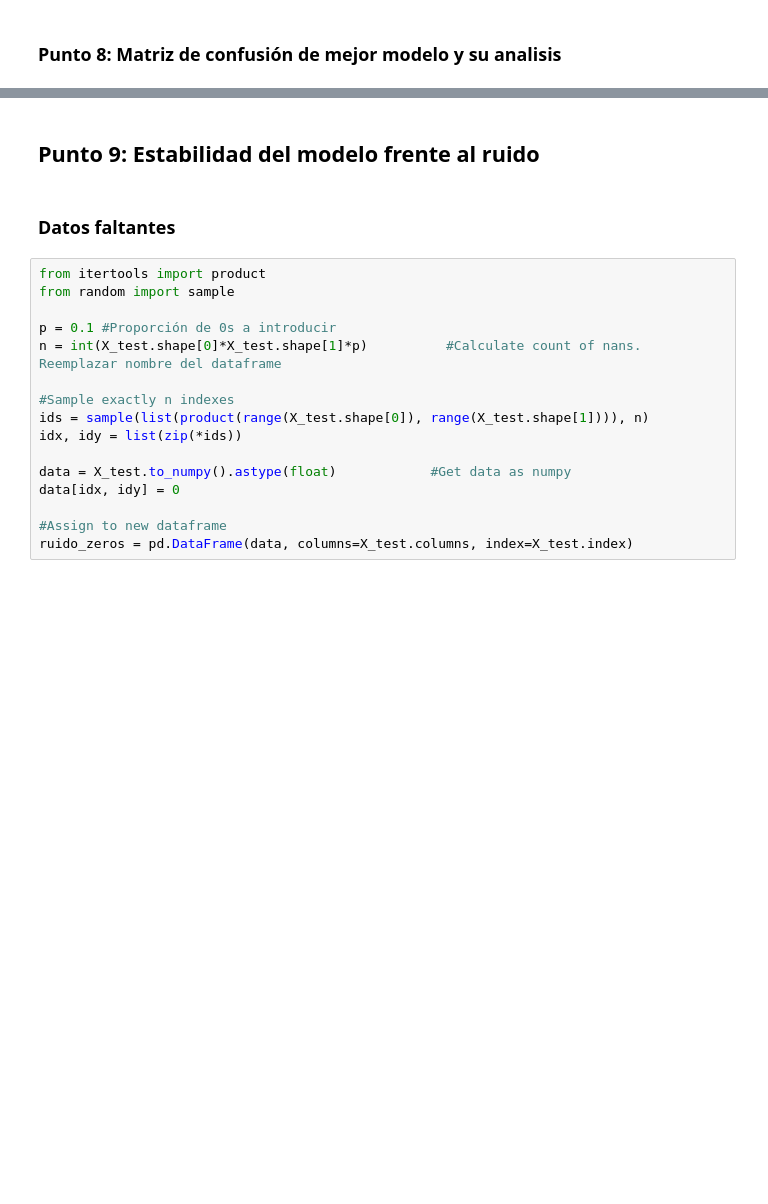
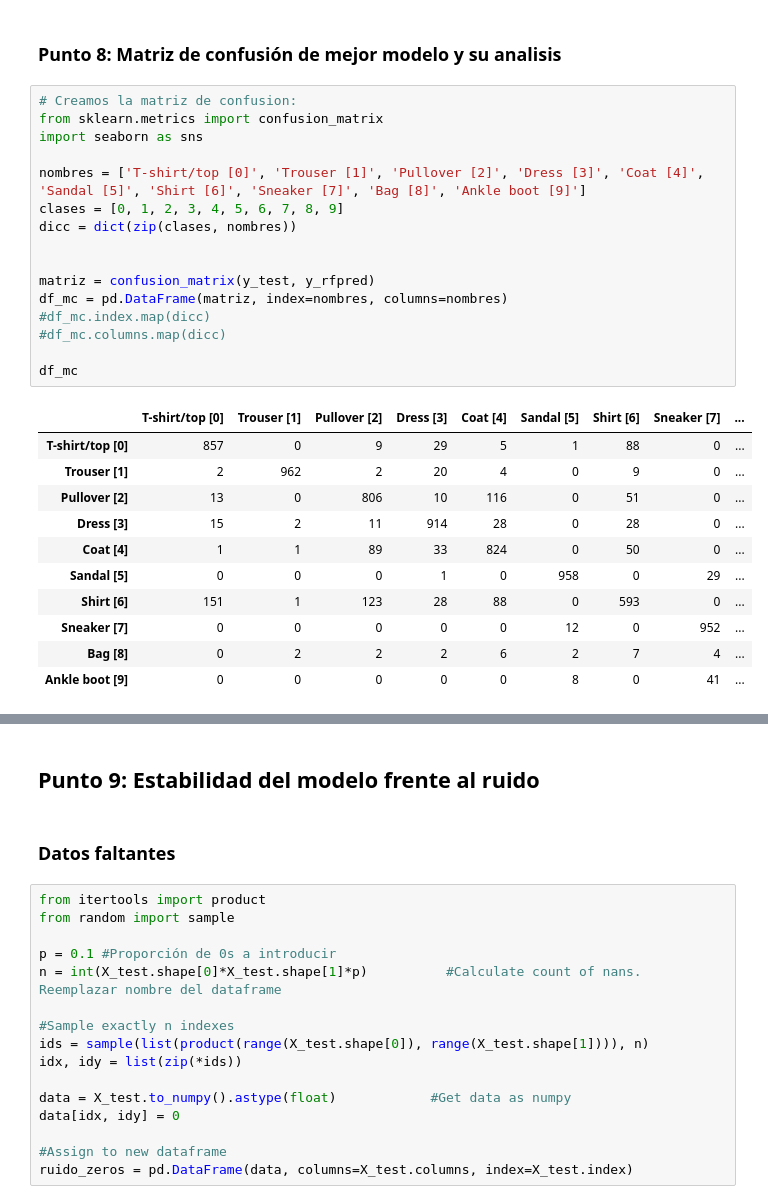
Before and after one commit to mcnanton/tp2AA, a Jupyter notebook: TP2AA.ipynb, the cells around one changed output, grey strips where cells are left out. Cells and saved outputs as stored; diff of their text form; blank space fills up the shorter version.

```diff
--- a/TP2AA.ipynb
+++ b/TP2AA.ipynb
@@ -856,2 +930,30 @@ with open('models/gradientboostingmachines_opt.pkl','rb') as modelFile:
 # %% [markdown]
 ### Punto 8: Matriz de confusión de mejor modelo y su analisis
+# %%
+# Creamos la matriz de confusion:
+from sklearn.metrics import confusion_matrix
+import seaborn as sns
+
+nombres = ['T-shirt/top [0]', 'Trouser [1]', 'Pullover [2]', 'Dress [3]', 'Coat [4]', 'Sandal [5]', 'Shirt [6]', 'Sneaker [7]', 'Bag [8]', 'Ankle boot [9]']
+clases = [0, 1, 2, 3, 4, 5, 6, 7, 8, 9]
+dicc = dict(zip(clases, nombres))
+
+
+matriz = confusion_matrix(y_test, y_rfpred)
+df_mc = pd.DataFrame(matriz, index=nombres, columns=nombres)
+#df_mc.index.map(dicc)
+#df_mc.columns.map(dicc)
+
+df_mc
+# %% [output]
+|  | T-shirt/top [0] | Trouser [1] | Pullover [2] | Dress [3] | Coat [4] | Sandal [5] | Shirt [6] | Sneaker [7] | ... |
+| T-shirt/top [0] | 857 | 0 | 9 | 29 | 5 | 1 | 88 | 0 | ... |
+| Trouser [1] | 2 | 962 | 2 | 20 | 4 | 0 | 9 | 0 | ... |
+| Pullover [2] | 13 | 0 | 806 | 10 | 116 | 0 | 51 | 0 | ... |
+| Dress [3] | 15 | 2 | 11 | 914 | 28 | 0 | 28 | 0 | ... |
+| Coat [4] | 1 | 1 | 89 | 33 | 824 | 0 | 50 | 0 | ... |
+| Sandal [5] | 0 | 0 | 0 | 1 | 0 | 958 | 0 | 29 | ... |
+| Shirt [6] | 151 | 1 | 123 | 28 | 88 | 0 | 593 | 0 | ... |
+| Sneaker [7] | 0 | 0 | 0 | 0 | 0 | 12 | 0 | 952 | ... |
+| Bag [8] | 0 | 2 | 2 | 2 | 6 | 2 | 7 | 4 | ... |
+| Ankle boot [9] | 0 | 0 | 0 | 0 | 0 | 8 | 0 | 41 | ... |
```
Also changed, not shown: parts of 32 cells of this notebook, 2 other files.
